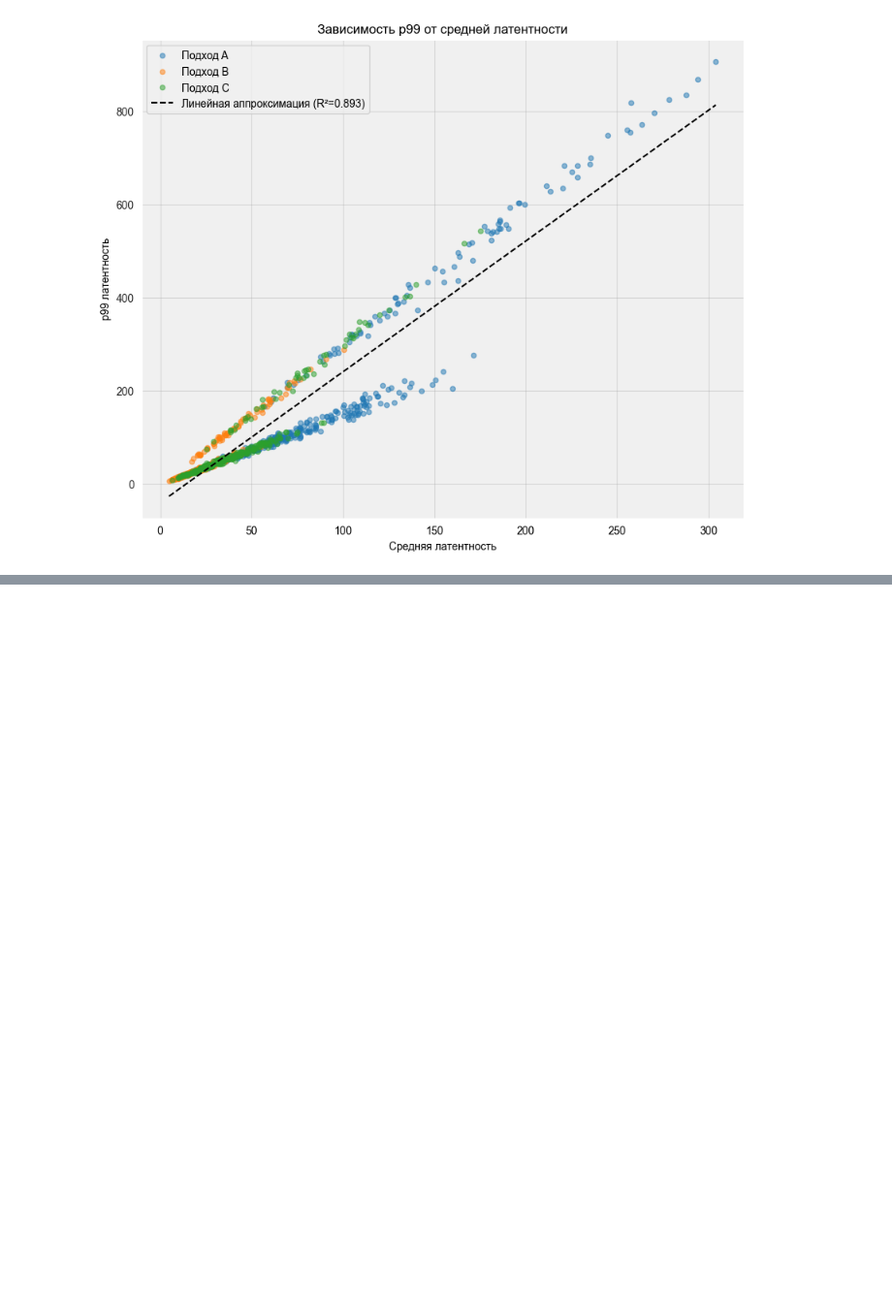
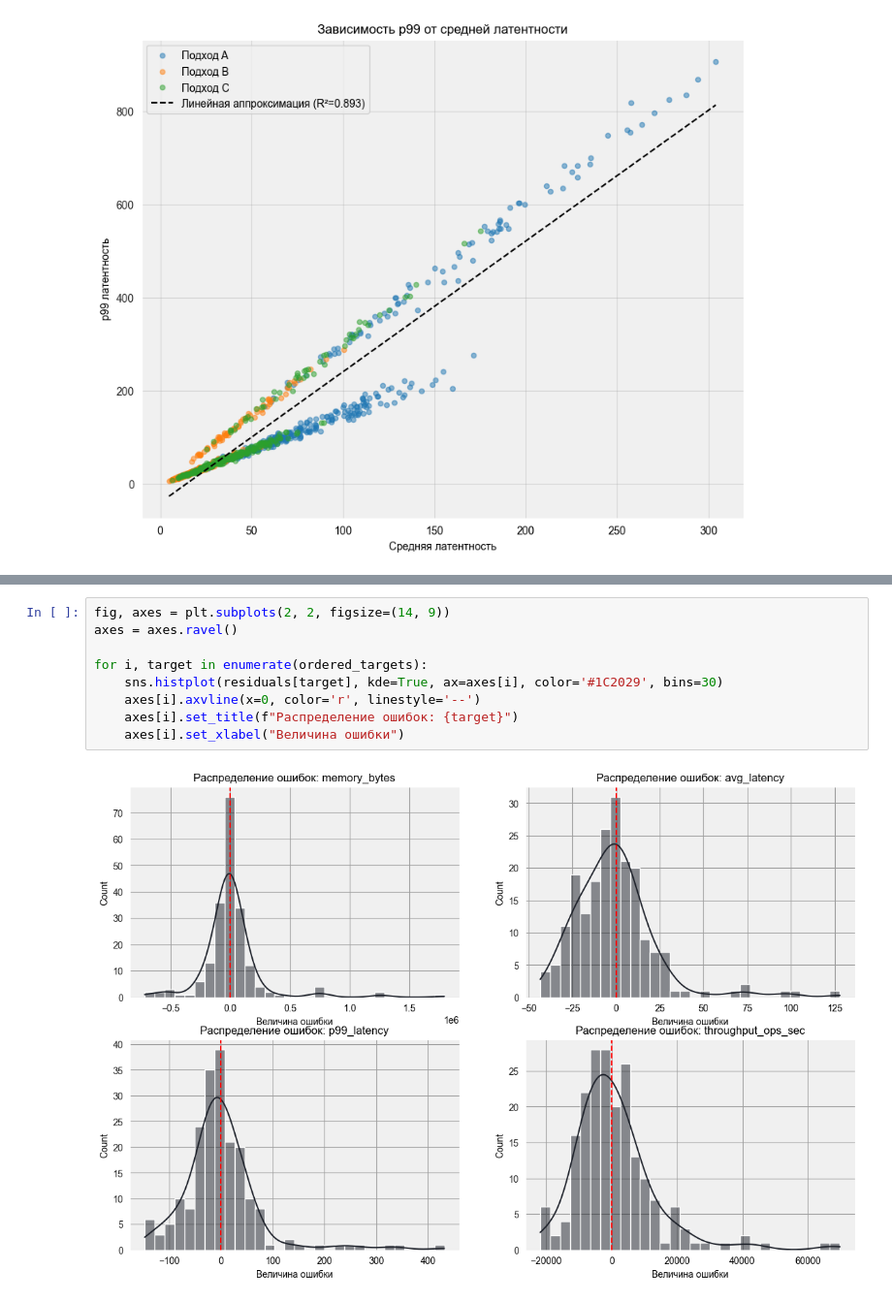
Before and after one commit to p1k777/mega-cool-in-memory-file-systems-research, a Jupyter notebook: ml_model/main.ipynb, the cells around one changed output, grey strips where cells are left out. Shown at 97% size. Drawn from its saved outputs; the diff is of its cells as text; blank space fills up the shorter version.

```diff
--- a/ml_model/main.ipynb
+++ b/ml_model/main.ipynb
@@ -338,0 +470,11 @@ lin_throughput_ops_sec: R2=0.7530, MAE=8704.71, RMSE=12910.46
+# %%
+fig, axes = plt.subplots(2, 2, figsize=(14, 9))
+axes = axes.ravel()
+
+for i, target in enumerate(ordered_targets):
+    sns.histplot(residuals[target], kde=True, ax=axes[i], color='#1C2029', bins=30)
+    axes[i].axvline(x=0, color='r', linestyle='--')
+    axes[i].set_title(f"Распределение ошибок: {target}")
+    axes[i].set_xlabel("Величина ошибки")
+# %% [output]
+[figure, added]
```
Also changed, not shown: parts of 13 cells of this notebook, 2 other files.
